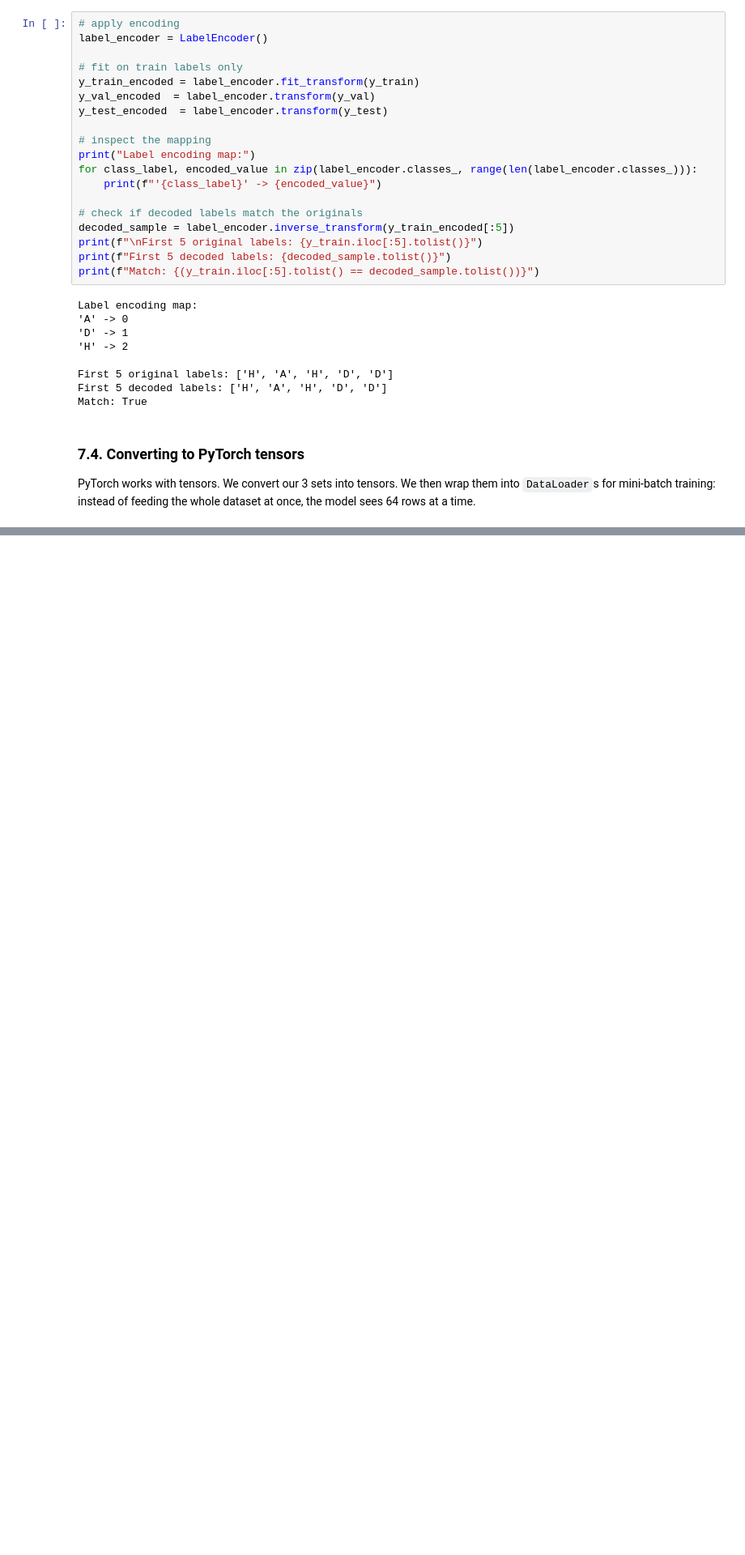
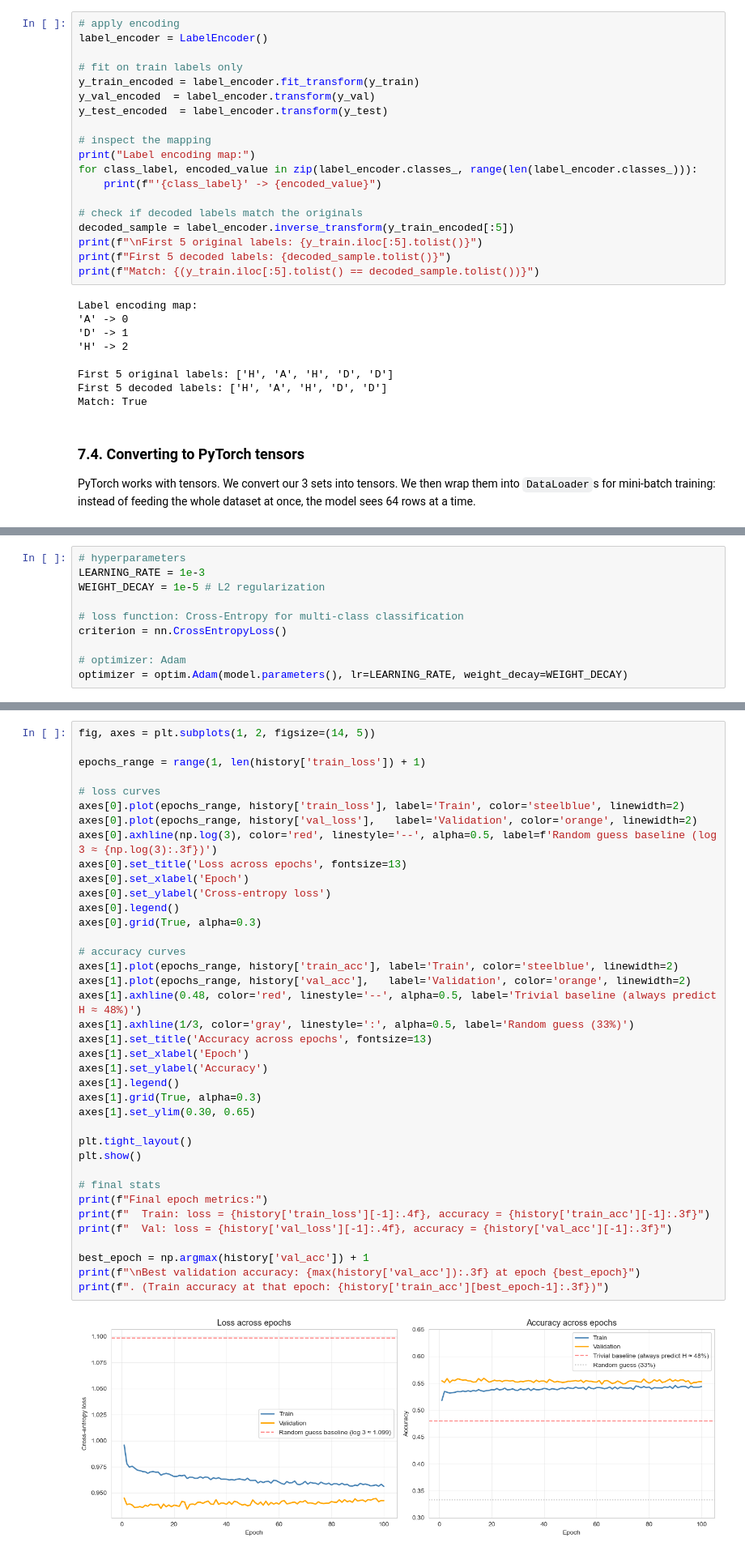
Before and after one commit to Am1neX/Project_INFOH410, a Jupyter notebook: notebooks/football_prediction.ipynb, the cells around one changed output, grey strips where cells are left out. Shown at 81% size. Drawn from its saved outputs; the diff is of its cells as text; blank space fills up the shorter version.

Commit message:
add training loop MLP

```diff
--- a/notebooks/football_prediction.ipynb
+++ b/notebooks/football_prediction.ipynb
@@ -983,0 +1058,10 @@ DataLoaders created:
+# %%
+# hyperparameters
+LEARNING_RATE = 1e-3
+WEIGHT_DECAY = 1e-5 # L2 regularization
+
+# loss function: Cross-Entropy for multi-class classification
+criterion = nn.CrossEntropyLoss()
+
+# optimizer: Adam
+optimizer = optim.Adam(model.parameters(), lr=LEARNING_RATE, weight_decay=WEIGHT_DECAY)
@@ -983,0 +1161,40 @@ DataLoaders created:
+# %%
+fig, axes = plt.subplots(1, 2, figsize=(14, 5))
+
+epochs_range = range(1, len(history['train_loss']) + 1)
+
+# loss curves
+axes[0].plot(epochs_range, history['train_loss'], label='Train', color='steelblue', linewidth=2)
+axes[0].plot(epochs_range, history['val_loss'],   label='Validation', color='orange', linewidth=2)
+axes[0].axhline(np.log(3), color='red', linestyle='--', alpha=0.5, label=f'Random guess baseline (log 3 ≈ {np.log(3):.3f})')
+axes[0].set_title('Loss across epochs', fontsize=13)
+axes[0].set_xlabel('Epoch')
+axes[0].set_ylabel('Cross-entropy loss')
+axes[0].legend()
+axes[0].grid(True, alpha=0.3)
+
+# accuracy curves
+axes[1].plot(epochs_range, history['train_acc'], label='Train', color='steelblue', linewidth=2)
+axes[1].plot(epochs_range, history['val_acc'],   label='Validation', color='orange', linewidth=2)
+axes[1].axhline(0.48, color='red', linestyle='--', alpha=0.5, label='Trivial baseline (always predict H ≈ 48%)')
+axes[1].axhline(1/3, color='gray', linestyle=':', alpha=0.5, label='Random guess (33%)')
+axes[1].set_title('Accuracy across epochs', fontsize=13)
+axes[1].set_xlabel('Epoch')
+axes[1].set_ylabel('Accuracy')
+axes[1].legend()
+axes[1].grid(True, alpha=0.3)
+axes[1].set_ylim(0.30, 0.65)
+
+plt.tight_layout()
+plt.show()
+
+# final stats
+print(f"Final epoch metrics:")
+print(f"  Train: loss = {history['train_loss'][-1]:.4f}, accuracy = {history['train_acc'][-1]:.3f}")
+print(f"  Val: loss = {history['val_loss'][-1]:.4f}, accuracy = {history['val_acc'][-1]:.3f}")
+
+best_epoch = np.argmax(history['val_acc']) + 1
+print(f"\nBest validation accuracy: {max(history['val_acc']):.3f} at epoch {best_epoch}")
+print(f". (Train accuracy at that epoch: {history['train_acc'][best_epoch-1]:.3f})")
+# %% [output]
+[figure, added]
```
Also changed, not shown: parts of 9 cells of this notebook.
